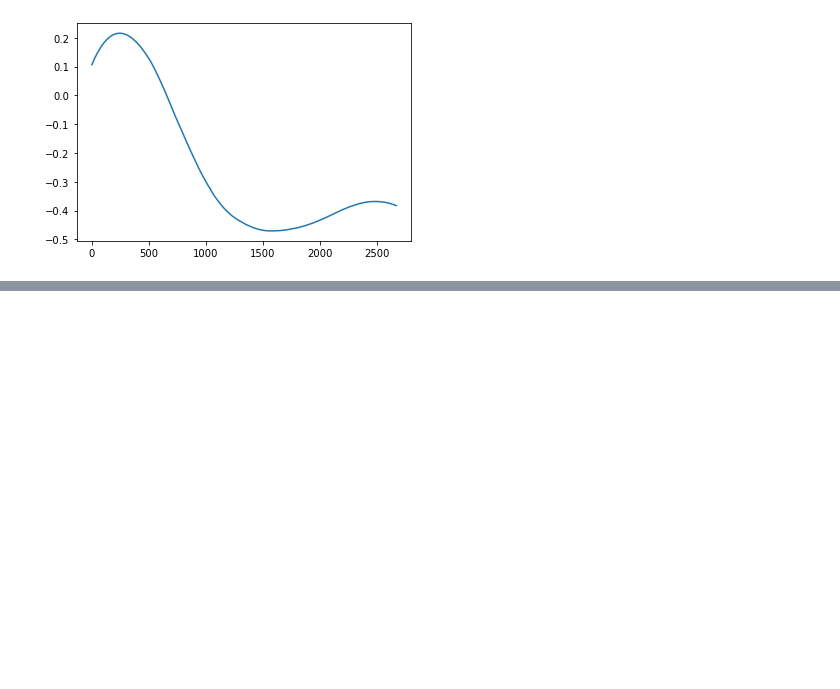
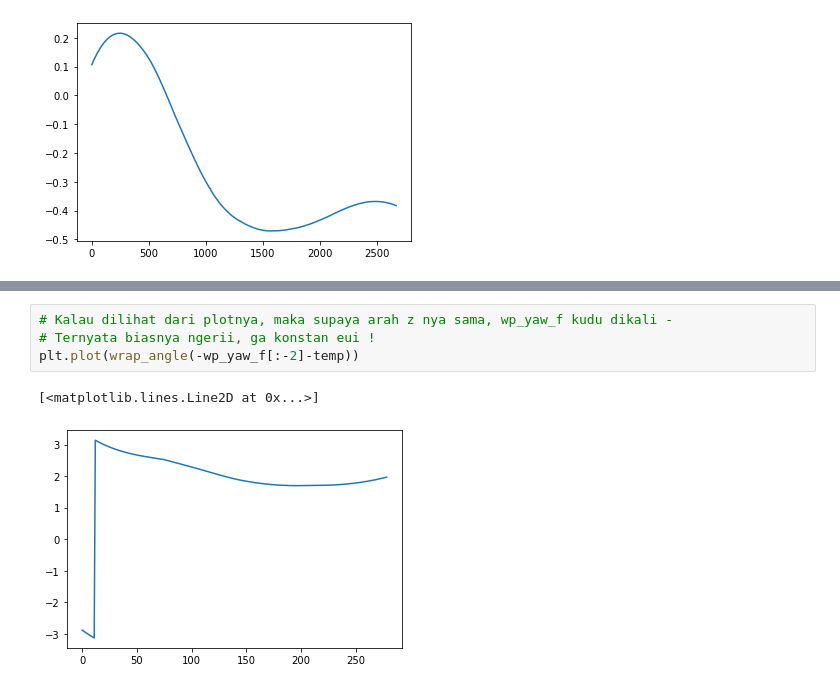
Before and after one commit to fadamsyah/final-project, a Jupyter notebook: pkg_ta/scripts/waypoints/generate_waypoints.ipynb, the cells around one changed output, grey strips where cells are left out. Cells and saved outputs as stored; diff of their text form; blank space fills up the shorter version.

```diff
--- a/pkg_ta/scripts/waypoints/generate_waypoints.ipynb
+++ b/pkg_ta/scripts/waypoints/generate_waypoints.ipynb
@@ -279,0 +308,7 @@ plt.plot(wp_interp[:,2])
+# %%
+# Kalau dilihat dari plotnya, maka supaya arah z nya sama, wp_yaw_f kudu dikali -
+# Ternyata biasnya ngerii, ga konstan eui !
+plt.plot(wrap_angle(-wp_yaw_f[:-2]-temp))
+# %% [output]
+[<matplotlib.lines.Line2D at 0x...>]
+[figure, added]
```
Also changed, not shown: parts of 6 cells of this notebook, 1 other file.
